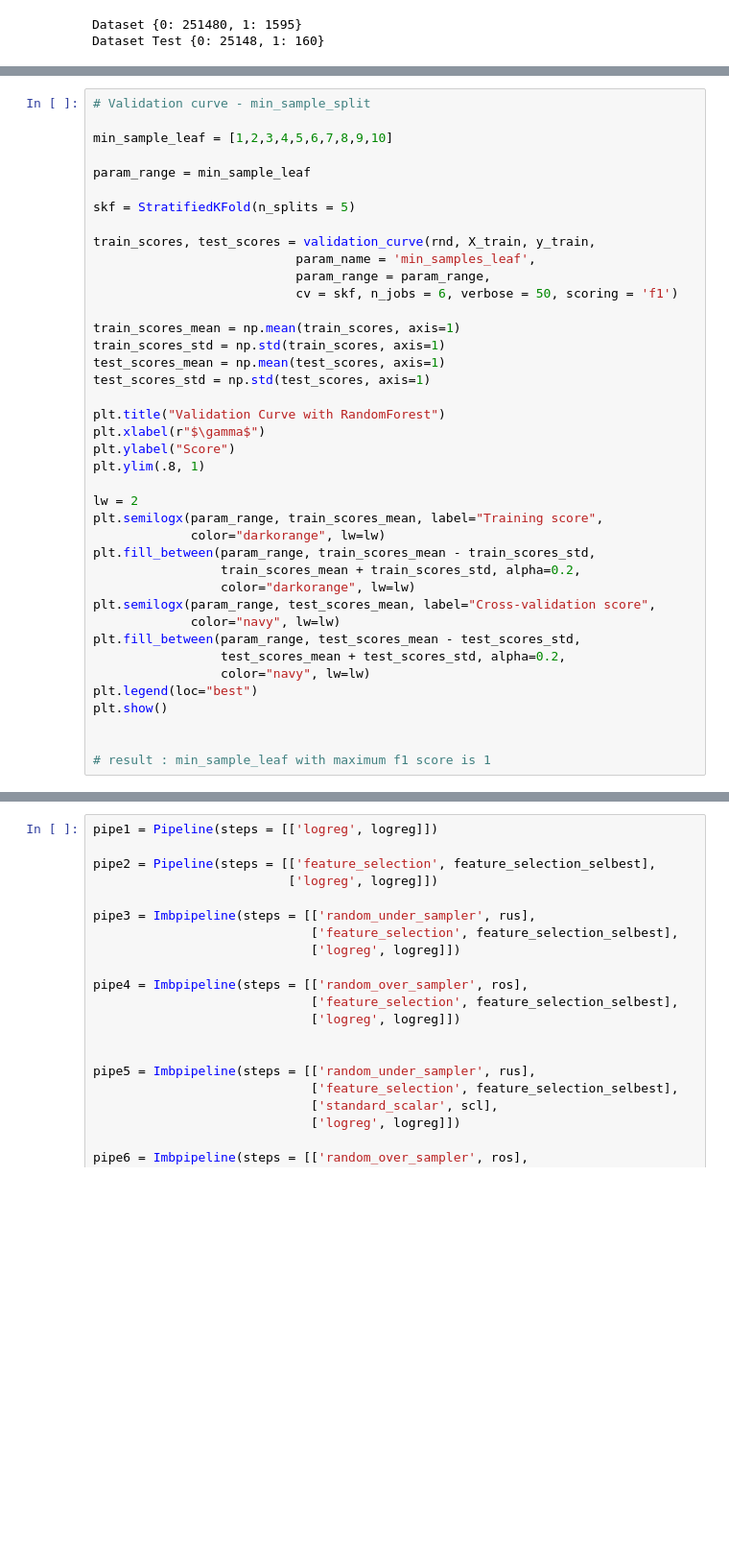
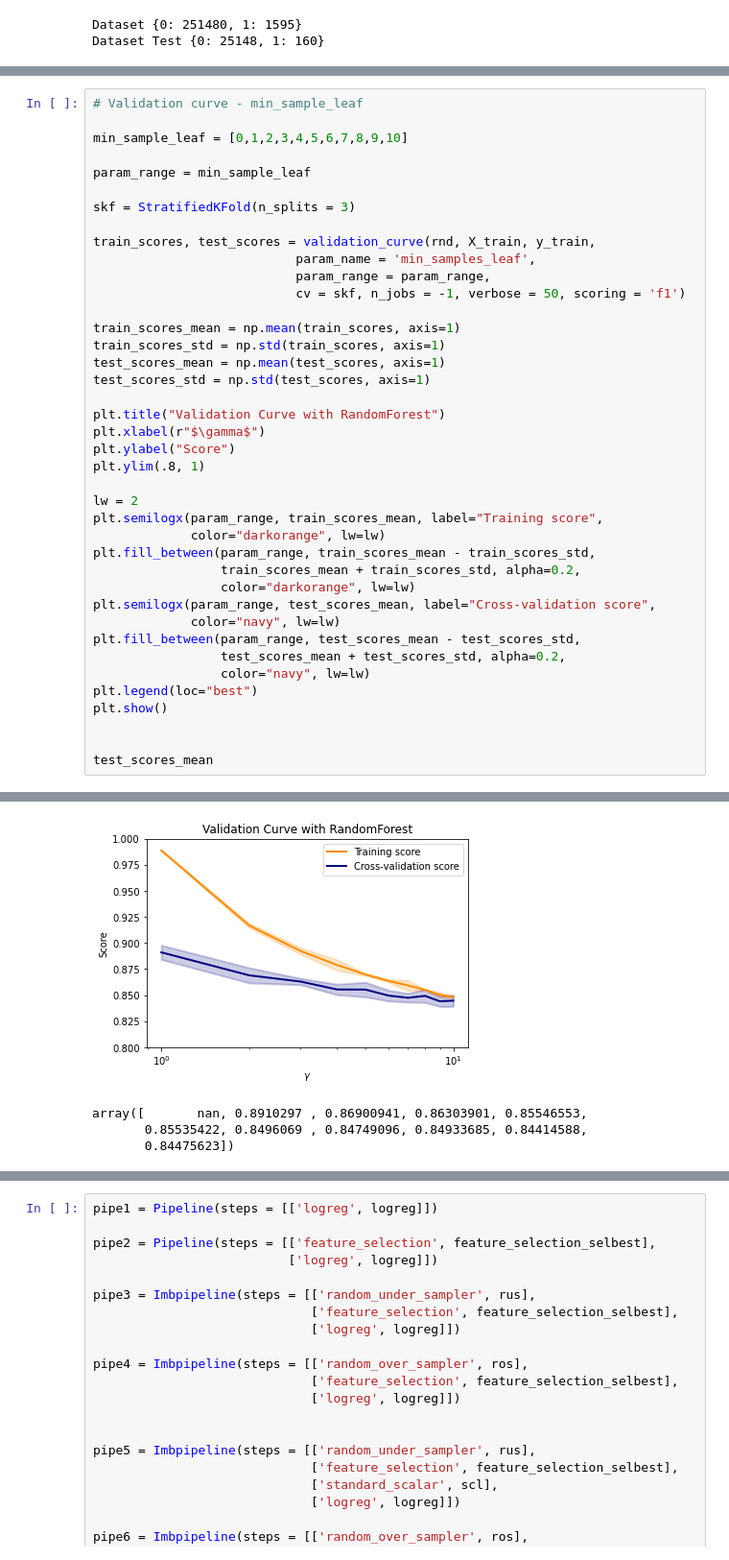
Before and after one commit to mahditoobaee/geopattern_collaboration, a Jupyter notebook: Analytic pipeline.ipynb, the cells around one changed output, grey strips where cells are left out. Shown at 96% size. Drawn from its saved outputs; the diff is of its cells as text; blank space fills up the shorter version.

```diff
--- a/Analytic pipeline.ipynb
+++ b/Analytic pipeline.ipynb
@@ -551,16 +548,16 @@ plt.show()
 # %%
-# Validation curve - min_sample_split
+# Validation curve - min_sample_leaf
 
-min_sample_leaf = [1,2,3,4,5,6,7,8,9,10]
+min_sample_leaf = [0,1,2,3,4,5,6,7,8,9,10]
 
 param_range = min_sample_leaf
 
-skf = StratifiedKFold(n_splits = 5)
+skf = StratifiedKFold(n_splits = 3)
 
 train_scores, test_scores = validation_curve(rnd, X_train, y_train,
                            param_name = 'min_samples_leaf',
                            param_range = param_range,
-                           cv = skf, n_jobs = 6, verbose = 50, scoring = 'f1')
+                           cv = skf, n_jobs = -1, verbose = 50, scoring = 'f1')
 
 train_scores_mean = np.mean(train_scores, axis=1)
 train_scores_std = np.std(train_scores, axis=1)
@@ -587,4 +584,5 @@ plt.legend(loc="best")
 plt.show()
 
 
-# result : min_sample_leaf with maximum f1 score is 1
+test_scores_mean
+# %% [output]
@@ -590,0 +606,4 @@ plt.show()
+[figure, added]
+array([       nan, 0.8910297 , 0.86900941, 0.86303901, 0.85546553,
+       0.85535422, 0.8496069 , 0.84749096, 0.84933685, 0.84414588,
+       0.84475623])
```
Also changed, not shown: parts of 23 cells of this notebook.
